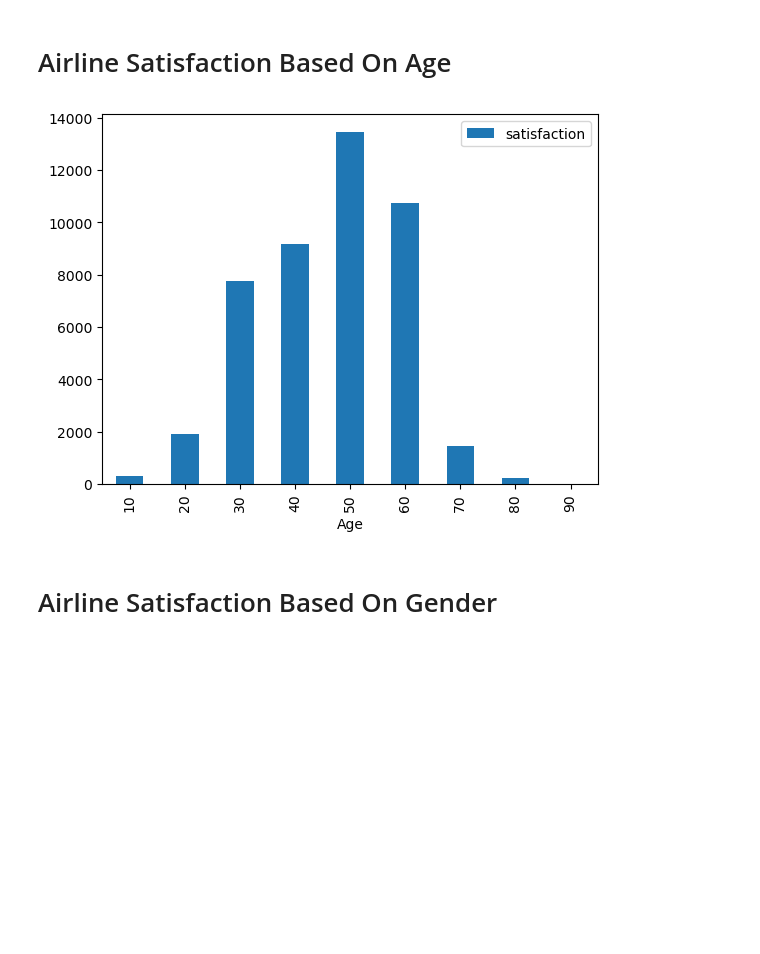
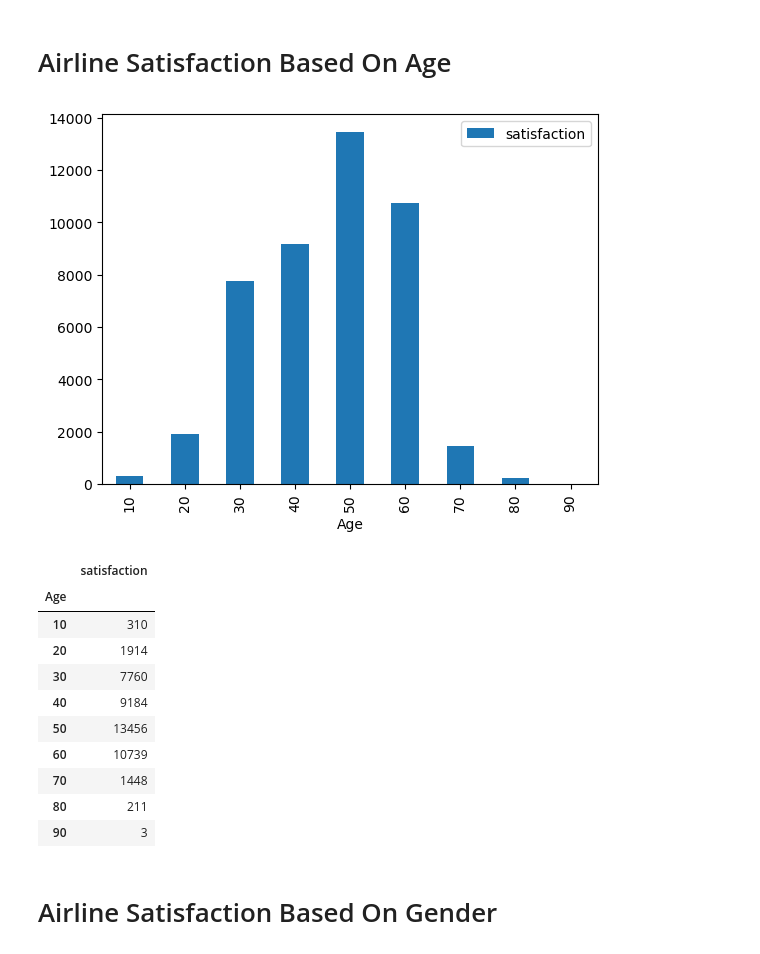
Before and after one commit to zjustus/Airline-Passenger-Satisfaction, a Jupyter notebook: main.ipynb, the cells around one changed output. Saved outputs shown, nothing was run; the diff lists cells and outputs as text; code cells hidden in the pictures; blank space fills up the shorter version.

```diff
--- a/main.ipynb
+++ b/main.ipynb
@@ -110,14 +110,26 @@ trainSet_transformed
 # %%
 #Bar chart displaying airline satisfaction based on age
 ages = trainSet_transformed["Age"]
 Age_groups = pd.cut(ages,  bins=[0, 10, 20, 30, 40, 50, 60, 70, 80, 90], labels=[10, 20, 30, 40, 50, 60, 70, 80, 90])
 grouped = trainSet_transformed.groupby(Age_groups)['satisfaction']
 grouped= grouped.agg(['sum'])
 grouped.columns=['satisfaction']
 grouped.plot.bar()
 plt.show()
+grouped
 # %% [output]
 [figure]
+|  | satisfaction |
+| Age |  |
+| 10 | 310 |
+| 20 | 1914 |
+| 30 | 7760 |
+| 40 | 9184 |
+| 50 | 13456 |
+| 60 | 10739 |
+| 70 | 1448 |
+| 80 | 211 |
+| 90 | 3 |
 # %% [markdown]
 # Airline Satisfaction Based On Gender
 # %%
```
Also changed, not shown: parts of 8 cells of this notebook.
